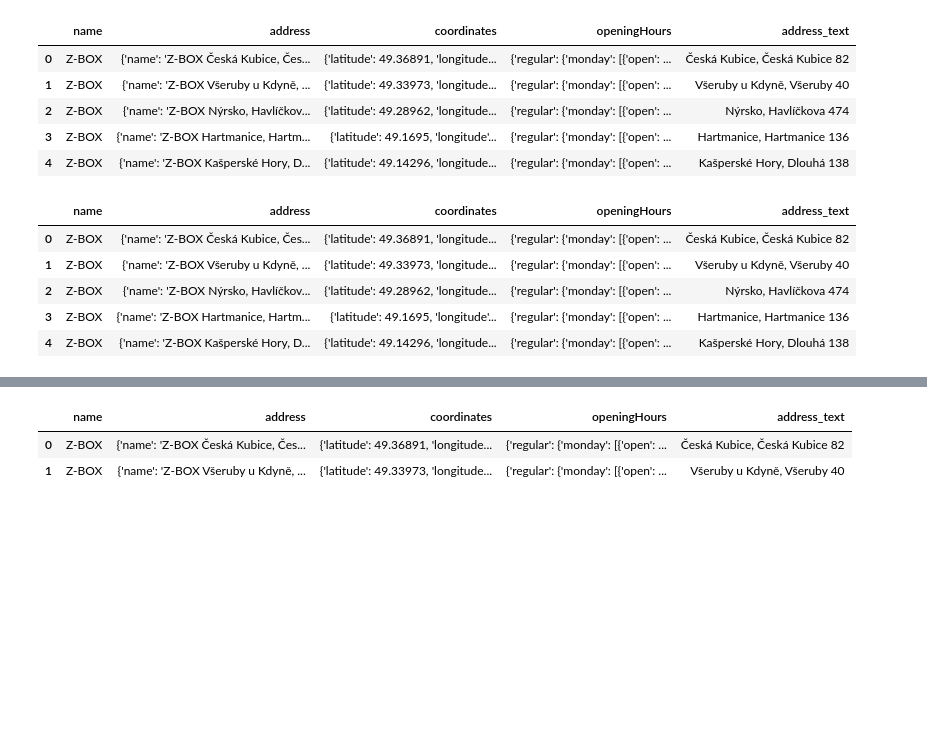
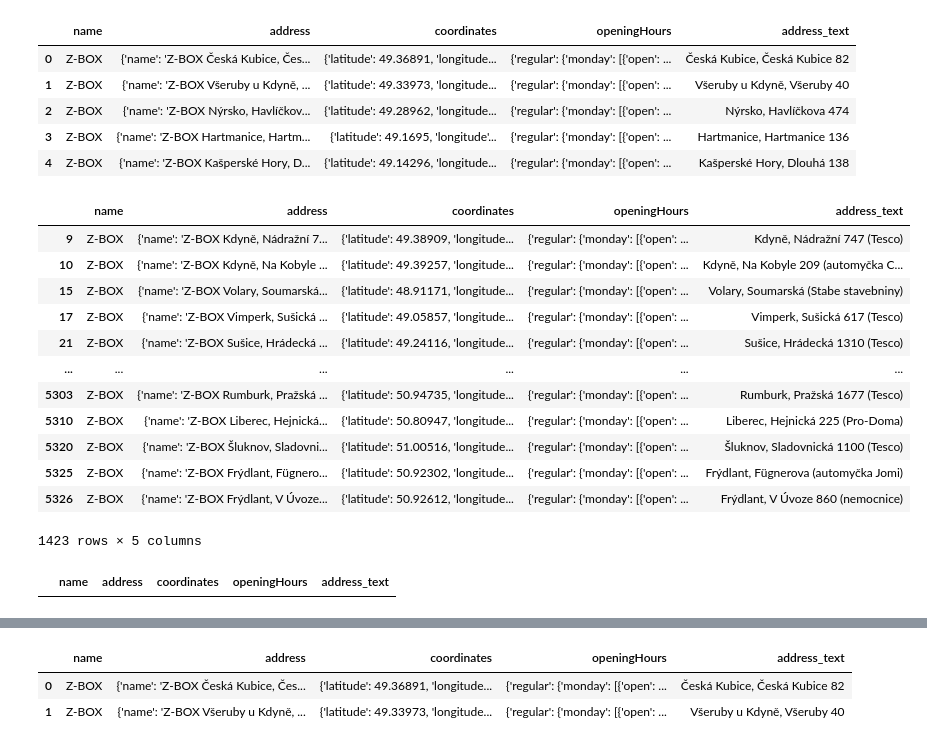
Before and after one commit to 123Lenka/Detektivky_vizualni_smog, a Jupyter notebook: sabi/s_zasilkovna_cleaning_dataset.ipynb, the cells around one changed output, grey strips where cells are left out. Drawn from its saved outputs; the diff is of its cells as text; code cells hidden in the pictures; blank space fills up the shorter version.

Commit message:
úpravy adresy, nedokončeno

```diff
--- a/sabi/s_zasilkovna_cleaning_dataset.ipynb
+++ b/sabi/s_zasilkovna_cleaning_dataset.ipynb
@@ -60,14 +72,21 @@ df.head()
 | 4 | Z-BOX | {'name': 'Z-BOX Kašperské Hory, D... | {'latitude': 49.14296, 'longitude... | {'regular': {'monday': [{'open': ... | Kašperské Hory, Dlouhá 138 |
 # %%
 # Ukázka řádků, které koncí na (*)
-df[df['address_text'].str.contains(r'\(.*\)$', na=False)]
+adresy_se_zavorkou = df[df['address_text'].str.contains(r'\(.*\)$', na=False)]
 
 df.columns
-df.head()
+adresy_se_zavorkou
 # %% [output]
 |  | name | address | coordinates | openingHours | address_text |
-| 0 | Z-BOX | {'name': 'Z-BOX Česká Kubice, Čes... | {'latitude': 49.36891, 'longitude... | {'regular': {'monday': [{'open': ... | Česká Kubice, Česká Kubice 82 |
-| 1 | Z-BOX | {'name': 'Z-BOX Všeruby u Kdyně, ... | {'latitude': 49.33973, 'longitude... | {'regular': {'monday': [{'open': ... | Všeruby u Kdyně, Všeruby 40 |
-| 2 | Z-BOX | {'name': 'Z-BOX Nýrsko, Havlíčkov... | {'latitude': 49.28962, 'longitude... | {'regular': {'monday': [{'open': ... | Nýrsko, Havlíčkova 474 |
-| 3 | Z-BOX | {'name': 'Z-BOX Hartmanice, Hartm... | {'latitude': 49.1695, 'longitude'... | {'regular': {'monday': [{'open': ... | Hartmanice, Hartmanice 136 |
-| 4 | Z-BOX | {'name': 'Z-BOX Kašperské Hory, D... | {'latitude': 49.14296, 'longitude... | {'regular': {'monday': [{'open': ... | Kašperské Hory, Dlouhá 138 |
+| 9 | Z-BOX | {'name': 'Z-BOX Kdyně, Nádražní 7... | {'latitude': 49.38909, 'longitude... | {'regular': {'monday': [{'open': ... | Kdyně, Nádražní 747 (Tesco) |
+| 10 | Z-BOX | {'name': 'Z-BOX Kdyně, Na Kobyle ... | {'latitude': 49.39257, 'longitude... | {'regular': {'monday': [{'open': ... | Kdyně, Na Kobyle 209 (automyčka C... |
+| 15 | Z-BOX | {'name': 'Z-BOX Volary, Soumarská... | {'latitude': 48.91171, 'longitude... | {'regular': {'monday': [{'open': ... | Volary, Soumarská (Stabe stavebniny) |
+| 17 | Z-BOX | {'name': 'Z-BOX Vimperk, Sušická ... | {'latitude': 49.05857, 'longitude... | {'regular': {'monday': [{'open': ... | Vimperk, Sušická 617 (Tesco) |
+| 21 | Z-BOX | {'name': 'Z-BOX Sušice, Hrádecká ... | {'latitude': 49.24116, 'longitude... | {'regular': {'monday': [{'open': ... | Sušice, Hrádecká 1310 (Tesco) |
+| ... | ... | ... | ... | ... | ... |
+| 5303 | Z-BOX | {'name': 'Z-BOX Rumburk, Pražská ... | {'latitude': 50.94735, 'longitude... | {'regular': {'monday': [{'open': ... | Rumburk, Pražská 1677 (Tesco) |
+| 5310 | Z-BOX | {'name': 'Z-BOX Liberec, Hejnická... | {'latitude': 50.80947, 'longitude... | {'regular': {'monday': [{'open': ... | Liberec, Hejnická 225 (Pro-Doma) |
+| 5320 | Z-BOX | {'name': 'Z-BOX Šluknov, Sladovni... | {'latitude': 51.00516, 'longitude... | {'regular': {'monday': [{'open': ... | Šluknov, Sladovnická 1100 (Tesco) |
+| 5325 | Z-BOX | {'name': 'Z-BOX Frýdlant, Fügnero... | {'latitude': 50.92302, 'longitude... | {'regular': {'monday': [{'open': ... | Frýdlant, Fügnerova (automyčka Jomi) |
+| 5326 | Z-BOX | {'name': 'Z-BOX Frýdlant, V Úvoze... | {'latitude': 50.92612, 'longitude... | {'regular': {'monday': [{'open': ... | Frýdlant, V Úvoze 860 (nemocnice) |
+1423 rows × 5 columns
@@ -73,0 +96,8 @@ df.head()
+# %%
+# Ukázka řádků, které koncí na (*)
+adresy_se_zavorkou = df[df['address_text'].str.contains(r'\(.*\)$', na=False)]
+
+df.columns
+adresy_se_zavorkou
+# %% [output]
+|  | name | address | coordinates | openingHours | address_text |
```
Also changed, not shown: parts of 4 cells of this notebook, 1 other file.
